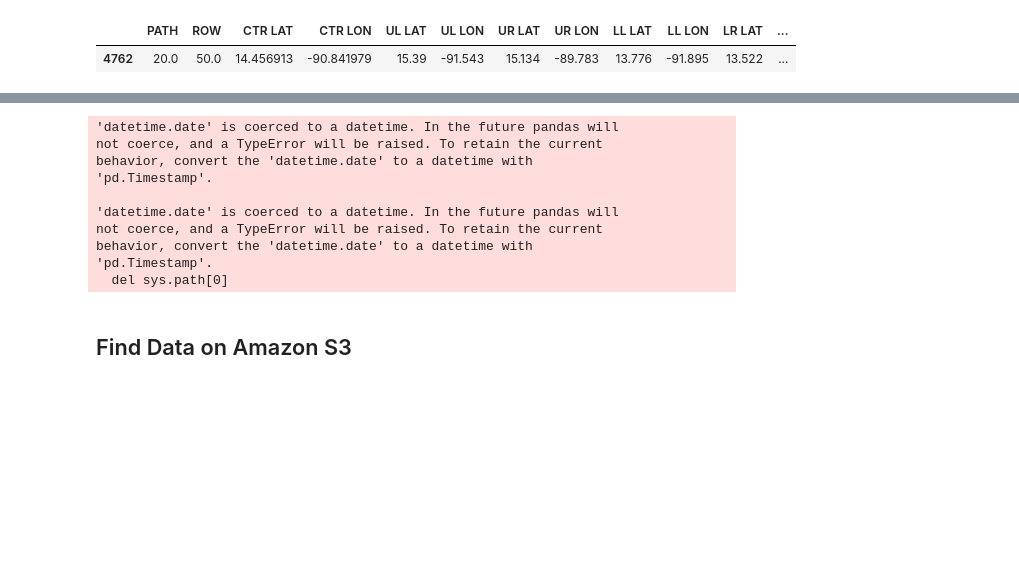
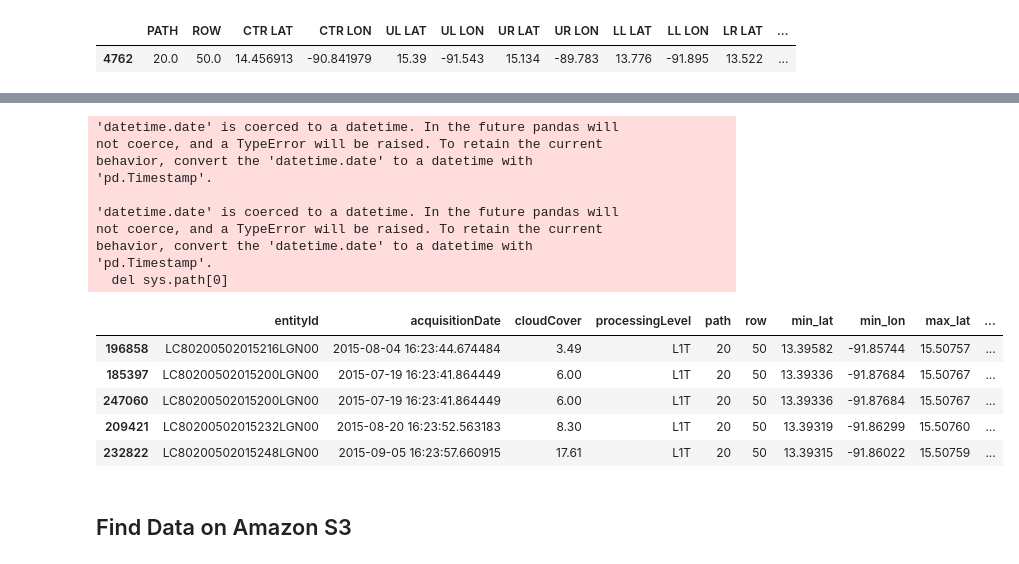
Before and after one commit to JanineBirnbaum18/Eruption-Products-Mapping, a Jupyter notebook: Eruption-Products-Mapping.ipynb, the cells around one changed output, grey strips where cells are left out. Cells and saved outputs as stored; diff of their text form; code cells hidden in the pictures; blank space fills up the shorter version.

```diff
--- a/Eruption-Products-Mapping.ipynb
+++ b/Eruption-Products-Mapping.ipynb
@@ -89,32 +90,38 @@ scene_list = pd.read_csv('s3://landsat-pds/scene_list.gz')
 scene_list['acquisitionDate'] = pd.to_datetime(scene_list.acquisitionDate)
 # %%
 #identify scenes before and after eruption with low cloud cover
-deltat = dt.timedelta(weeks=16)
+deltat = dt.timedelta(weeks=12)
 fls_pre = pd.DataFrame()
 for ind in scene_dsc.index:
     fls_pre = fls_pre.append(scene_list.loc[(scene_list['path']==scene_dsc.loc[ind].PATH) & (scene_list['row']==scene_dsc.loc[ind].ROW) &
                      (scene_list['acquisitionDate']>(date-deltat)) & (scene_list['acquisitionDate']<date) &
                      (scene_list['cloudCover'] <= 20)])
 fls_pre = fls_pre.sort_values(by=['cloudCover'])
 
 fls_post = pd.DataFrame()
 for ind in scene_dsc.index:
     fls_post = fls_post.append(scene_list.loc[(scene_list['path']==scene_dsc.loc[ind].PATH) & (scene_list['row']==scene_dsc.loc[ind].ROW) &
                      (scene_list['acquisitionDate']>(date)) & (scene_list['acquisitionDate']<date+deltat) &
                      (scene_list['cloudCover'] <= 20)])
 fls_post = fls_post.sort_values(by=['cloudCover'])
 fls_post
 # %% [output]
 'datetime.date' is coerced to a datetime. In the future pandas will
 not coerce, and a TypeError will be raised. To retain the current
 behavior, convert the 'datetime.date' to a datetime with
 'pd.Timestamp'.
 
 'datetime.date' is coerced to a datetime. In the future pandas will
 not coerce, and a TypeError will be raised. To retain the current
 behavior, convert the 'datetime.date' to a datetime with
 'pd.Timestamp'.
   del sys.path[0]
+|  | entityId | acquisitionDate | cloudCover | processingLevel | path | row | min_lat | min_lon | max_lat | ... |
+| 196858 | LC80200502015216LGN00 | 2015-08-04 16:23:44.674484 | 3.49 | L1T | 20 | 50 | 13.39582 | -91.85744 | 15.50757 | ... |
+| 185397 | LC80200502015200LGN00 | 2015-07-19 16:23:41.864449 | 6.00 | L1T | 20 | 50 | 13.39336 | -91.87684 | 15.50767 | ... |
+| 247060 | LC80200502015200LGN00 | 2015-07-19 16:23:41.864449 | 6.00 | L1T | 20 | 50 | 13.39336 | -91.87684 | 15.50767 | ... |
+| 209421 | LC80200502015232LGN00 | 2015-08-20 16:23:52.563183 | 8.30 | L1T | 20 | 50 | 13.39319 | -91.86299 | 15.50760 | ... |
+| 232822 | LC80200502015248LGN00 | 2015-09-05 16:23:57.660915 | 17.61 | L1T | 20 | 50 | 13.39315 | -91.86022 | 15.50759 | ... |
 # %% [markdown]
 ## Find Data on Amazon S3
 # %%
```
Also changed, not shown: parts of 11 cells of this notebook.
